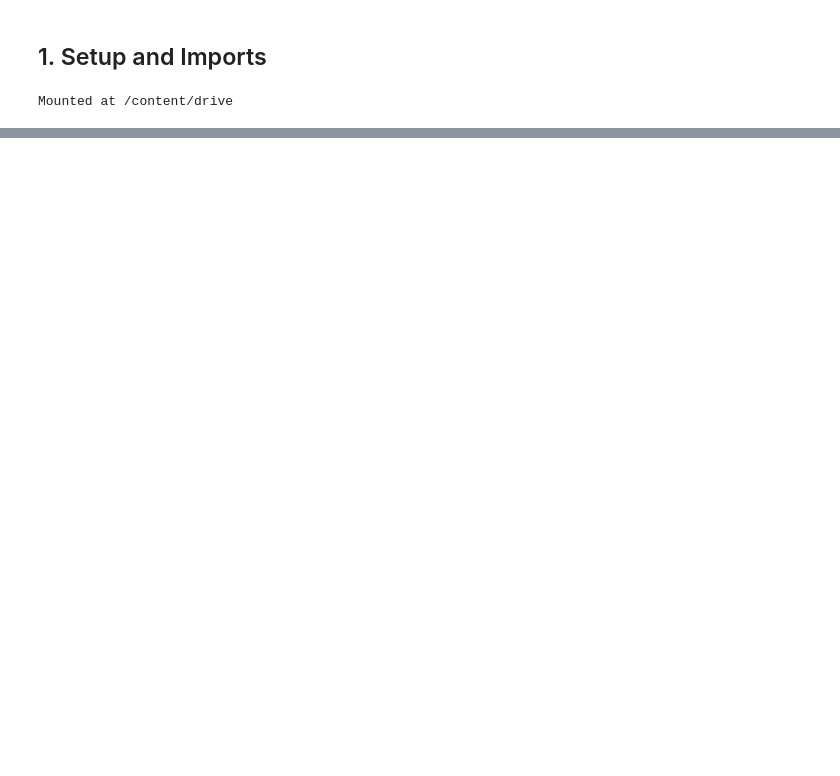
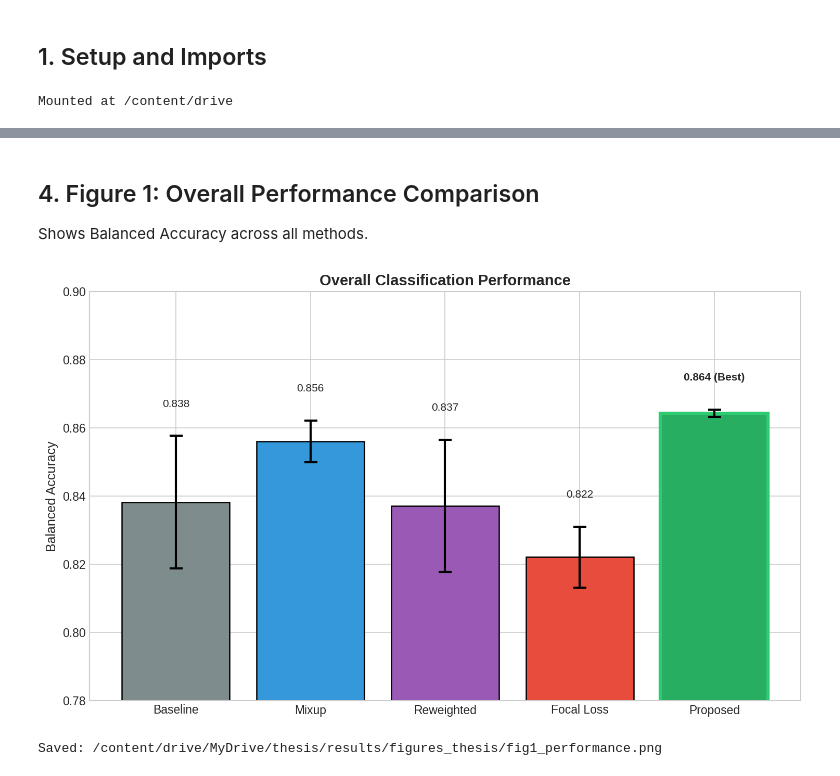
Before and after one commit to OluwaseyiFad/skin-lesion-classifier, a Jupyter notebook: fairderm_results_analysis_multiseed.ipynb, the cells around one changed output, grey strips where cells are left out. Saved outputs shown, nothing was run; the diff lists cells and outputs as text; code cells hidden in the pictures; blank space fills up the shorter version.

```diff
--- a/fairderm_results_analysis_multiseed.ipynb
+++ b/fairderm_results_analysis_multiseed.ipynb
@@ -897,0 +74,20 @@ All figures saved to: `results/figures_multiseed/`
+# %%
+def load_results(model: str, seed: int) -> dict:
+    """Load metrics.json for a model/seed combination."""
+    path = RESULTS_DIR / f"{model}_seed{seed}" / "metrics.json"
+    if path.exists():
+        with open(path, 'r') as f:
+            return json.load(f)
+    return None
+
+# Load all results
+all_results = {}
+for model in MODELS:
+    all_results[model] = {}
+    for seed in SEEDS:
+        result = load_results(model, seed)
+        if result:
+            all_results[model][seed] = result
+            print(f"Loaded {model}_seed{seed}")
+
+print(f"\nLoaded {sum(len(v) for v in all_results.values())} result files")
@@ -897,0 +210,41 @@ All figures saved to: `results/figures_multiseed/`
+# %% [markdown]
+## 4. Figure 1: Overall Performance Comparison
+
+Shows Balanced Accuracy across all methods.
+# %%
+fig, ax = plt.subplots(figsize=(10, 6))
+
+models = df.index.tolist()
+x = np.arange(len(models))
+colors = [MODEL_COLORS[m] for m in models]
+
+bars = ax.bar(x, df['Balanced Accuracy'], yerr=df['Balanced Accuracy Std'],
+              color=colors, edgecolor='black', linewidth=1.2, capsize=6,
+              error_kw={'linewidth': 2, 'capthick': 2})
+
+# Highlight best
+best_idx = df['Balanced Accuracy'].argmax()
+bars[best_idx].set_edgecolor('#2ecc71')
+bars[best_idx].set_linewidth(3)
+
+ax.set_ylabel('Balanced Accuracy', fontsize=12)
+ax.set_title('Overall Classification Performance', fontsize=14, fontweight='bold')
+ax.set_ylim(0.78, 0.90)
+ax.set_xticks(x)
+ax.set_xticklabels(models, fontsize=11)
+
+# Value labels
+for i, (bar, val, std) in enumerate(zip(bars, df['Balanced Accuracy'], df['Balanced Accuracy Std'])):
+    label = f'{val:.3f}'
+    if models[i] == 'Proposed':
+        label += ' (Best)'
+    ax.text(bar.get_x() + bar.get_width()/2, bar.get_height() + std + 0.008,
+            label, ha='center', va='bottom', fontsize=10, fontweight='bold' if models[i] == 'Proposed' else 'normal')
+
+plt.tight_layout()
+plt.savefig(FIGURES_DIR / 'fig1_performance.png', dpi=300, bbox_inches='tight')
+plt.show()
+print(f"Saved: {FIGURES_DIR / 'fig1_performance.png'}")
+# %% [output]
+[figure, added]
+Saved: /content/drive/MyDrive/thesis/results/figures_thesis/fig1_performance.png
```
Also changed, not shown: parts of 48 cells of this notebook, 3 other files.
